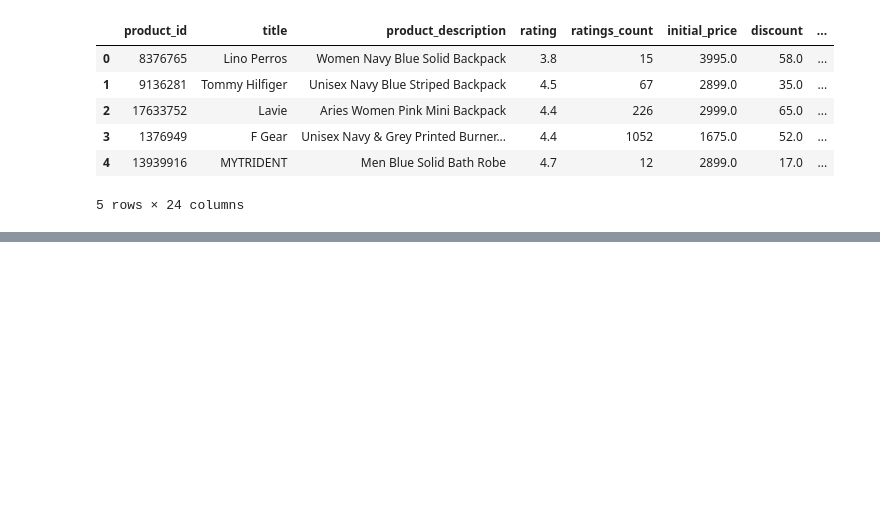
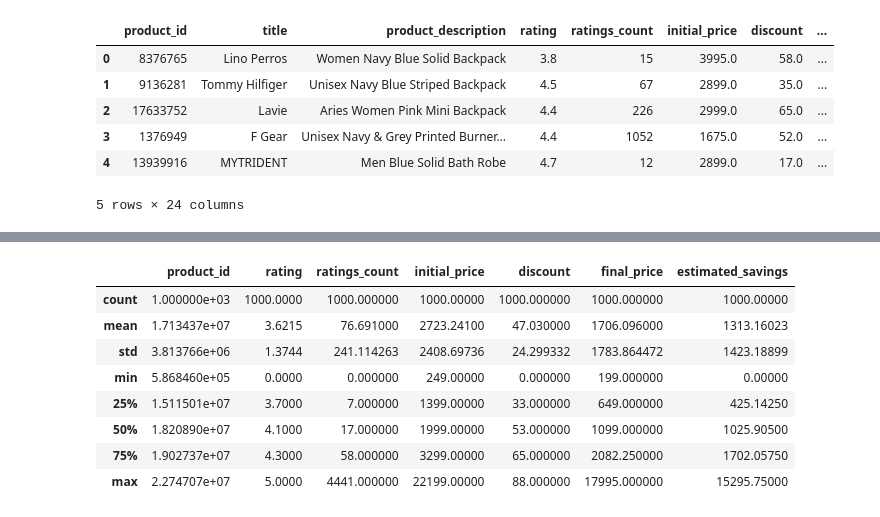
Before and after one commit to AdityaMallick01/celebal-data-engineering-internship, a Jupyter notebook: Week-01-Data-Exploration/notebooks/Shopping_Data_Exploration.ipynb, the cells around one changed output, grey strips where cells are left out. Drawn from its saved outputs; the diff is of its cells as text; code cells hidden in the pictures; blank space fills up the shorter version.

```diff
--- a/Week-01-Data-Exploration/notebooks/Shopping_Data_Exploration.ipynb
+++ b/Week-01-Data-Exploration/notebooks/Shopping_Data_Exploration.ipynb
@@ -281,0 +337,12 @@ combined_df[
+# %%
+combined_df.describe()
+# %% [output]
+|  | product_id | rating | ratings_count | initial_price | discount | final_price | estimated_savings |
+| count | 1.000000e+03 | 1000.0000 | 1000.000000 | 1000.00000 | 1000.000000 | 1000.000000 | 1000.00000 |
+| mean | 1.713437e+07 | 3.6215 | 76.691000 | 2723.24100 | 47.030000 | 1706.096000 | 1313.16023 |
+| std | 3.813766e+06 | 1.3744 | 241.114263 | 2408.69736 | 24.299332 | 1783.864472 | 1423.18899 |
+| min | 5.868460e+05 | 0.0000 | 0.000000 | 249.00000 | 0.000000 | 199.000000 | 0.00000 |
+| 25% | 1.511501e+07 | 3.7000 | 7.000000 | 1399.00000 | 33.000000 | 649.000000 | 425.14250 |
+| 50% | 1.820890e+07 | 4.1000 | 17.000000 | 1999.00000 | 53.000000 | 1099.000000 | 1025.90500 |
+| 75% | 1.902737e+07 | 4.3000 | 58.000000 | 3299.00000 | 65.000000 | 2082.250000 | 1702.05750 |
+| max | 2.274707e+07 | 5.0000 | 4441.000000 | 22199.00000 | 88.000000 | 17995.000000 | 15295.75000 |
```
Also changed, not shown: parts of 14 cells of this notebook, 1 other file.
